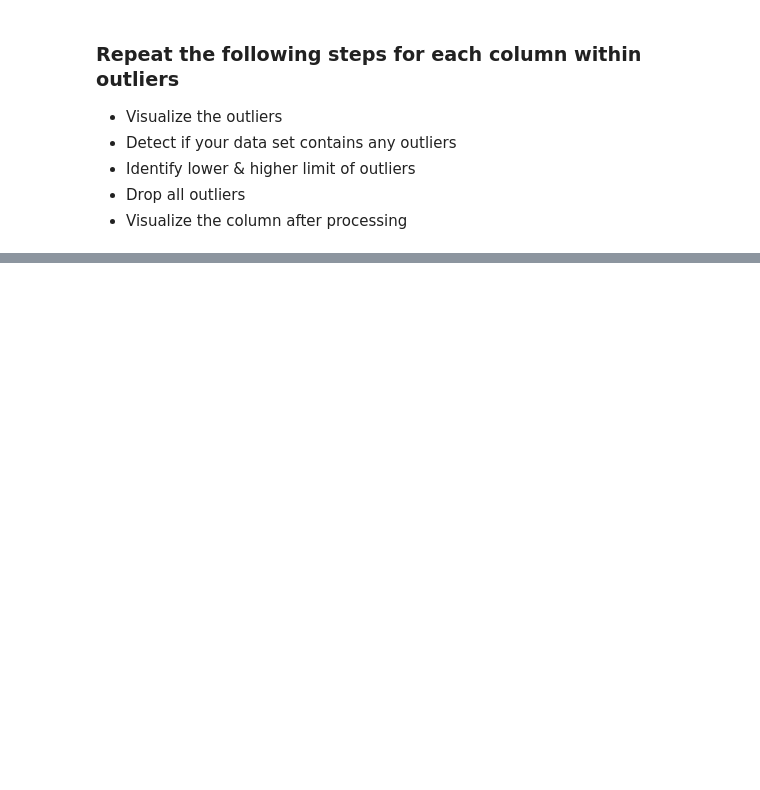
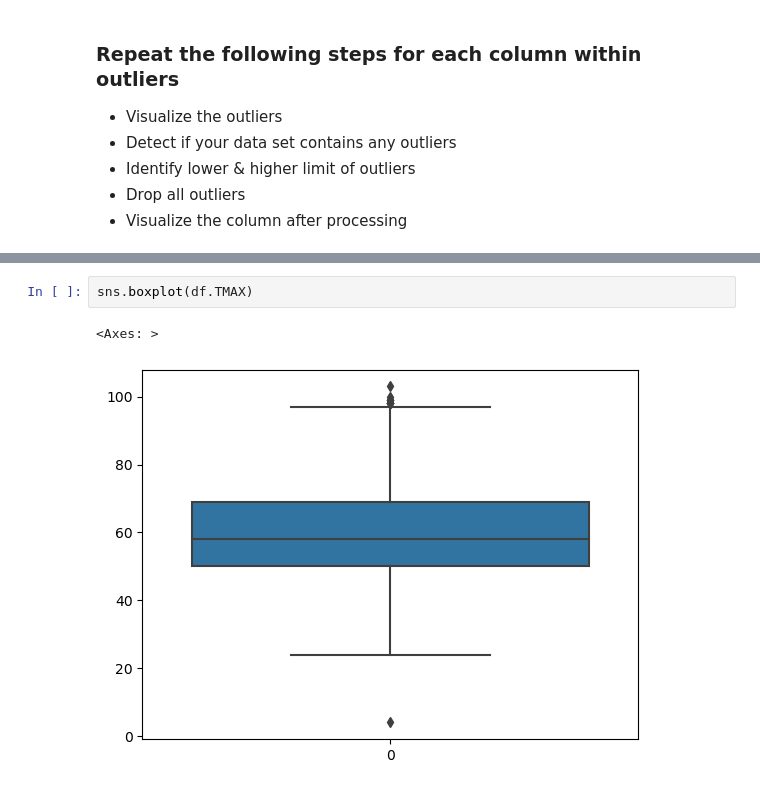
Before and after one commit to hussain-alzawad/Outliers-Lab, a Jupyter notebook: Outliers_Assignment.ipynb, the cells around one changed output, grey strips where cells are left out. Drawn from its saved outputs; the diff is of its cells as text; blank space fills up the shorter version.

```diff
--- a/Outliers_Assignment.ipynb
+++ b/Outliers_Assignment.ipynb
@@ -14,0 +89,5 @@
+# %%
+sns.boxplot(df.TMAX)
+# %% [output]
+<Axes: >
+[figure, added]
```
Also changed, not shown: parts of 30 cells of this notebook.
